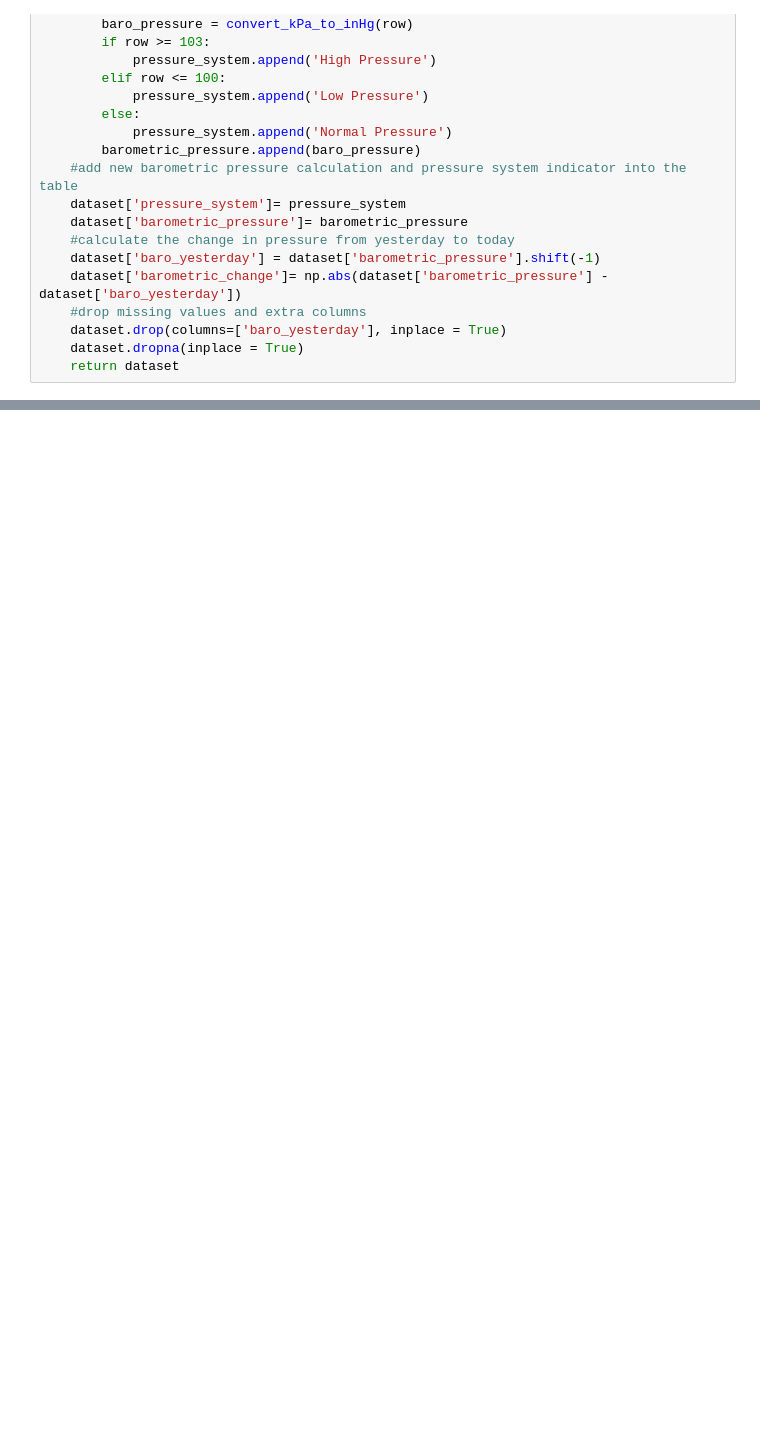
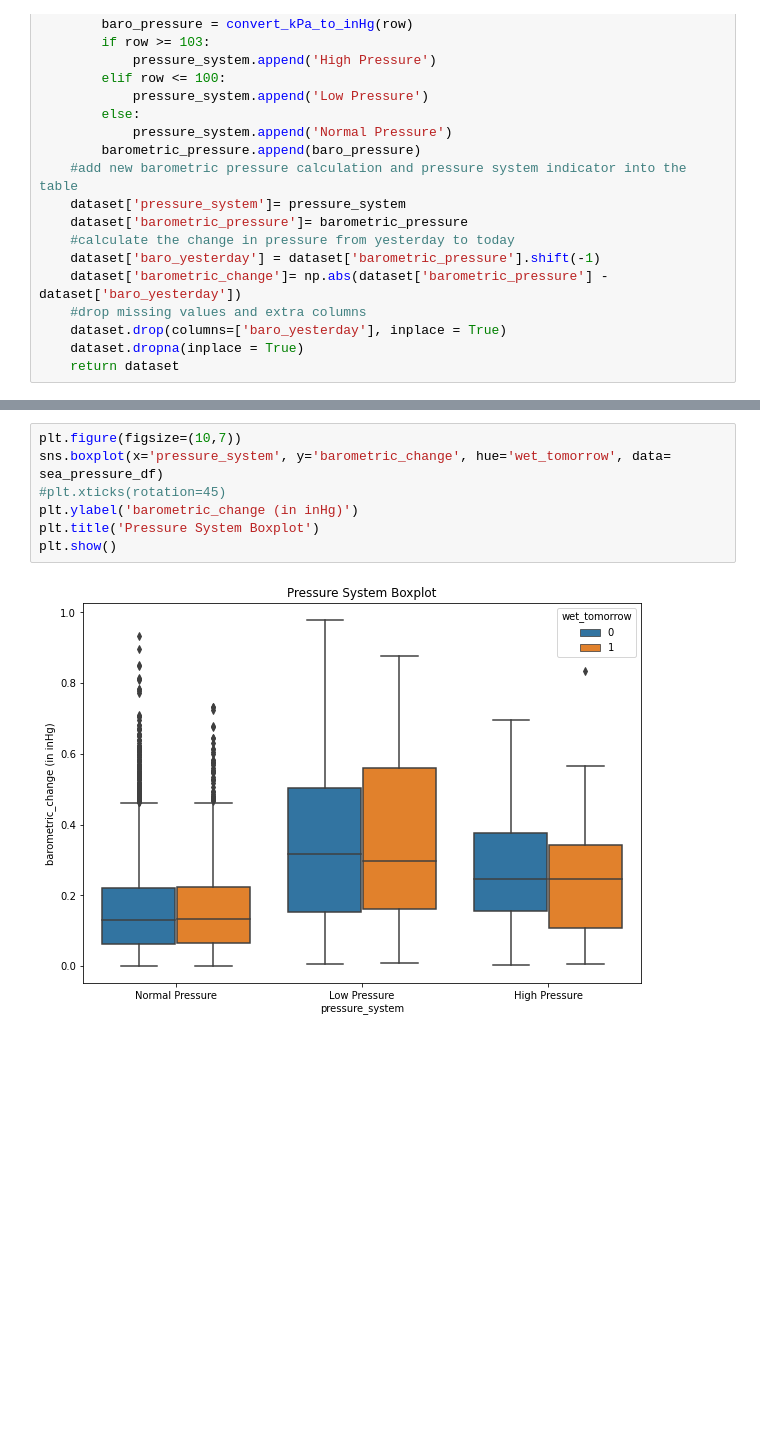
Before and after one commit to sampso29/Toronto-Rain-Prediction-, a Jupyter notebook: Final - Toronto Rain Prediction (Updated Notebook - Project Recommendations).ipynb, the cells around one changed output, grey strips where cells are left out. Drawn from its saved outputs; the diff is of its cells as text; blank space fills up the shorter version.

```diff
--- a/Final - Toronto Rain Prediction (Updated Notebook - Project Recommendations).ipynb
+++ b/Final - Toronto Rain Prediction (Updated Notebook - Project Recommendations).ipynb
@@ -1170,3 +1177,12 @@ See the caveats in the documentation: https://pandas.pydata.org/pandas-docs/stab
+# %%
+plt.figure(figsize=(10,7))
+sns.boxplot(x='pressure_system', y='barometric_change', hue='wet_tomorrow', data= sea_pressure_df)
+#plt.xticks(rotation=45)
+plt.ylabel('barometric_change (in inHg)')
+plt.title('Pressure System Boxplot')
+plt.show()
+# %% [output]
+[figure, added]
 # %% [markdown]
 <br></br>
 <br></br>
```
Also changed, not shown: parts of 2 cells of this notebook.
